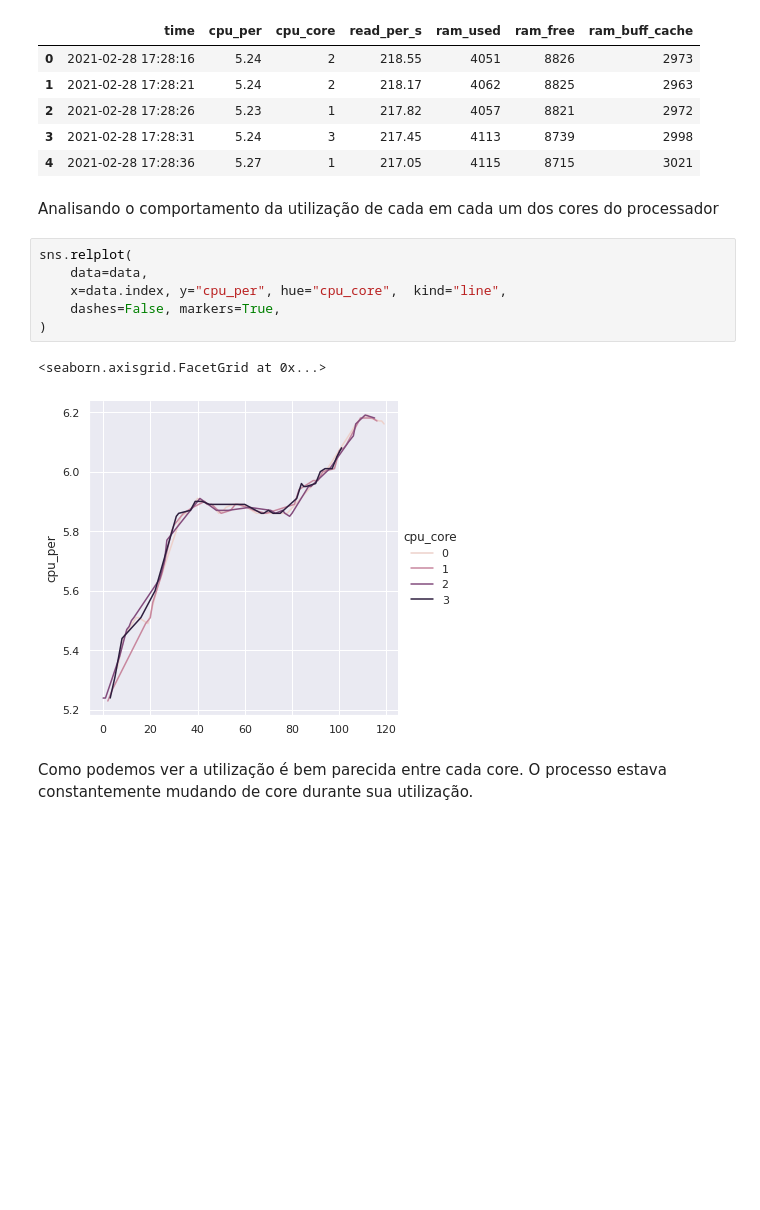
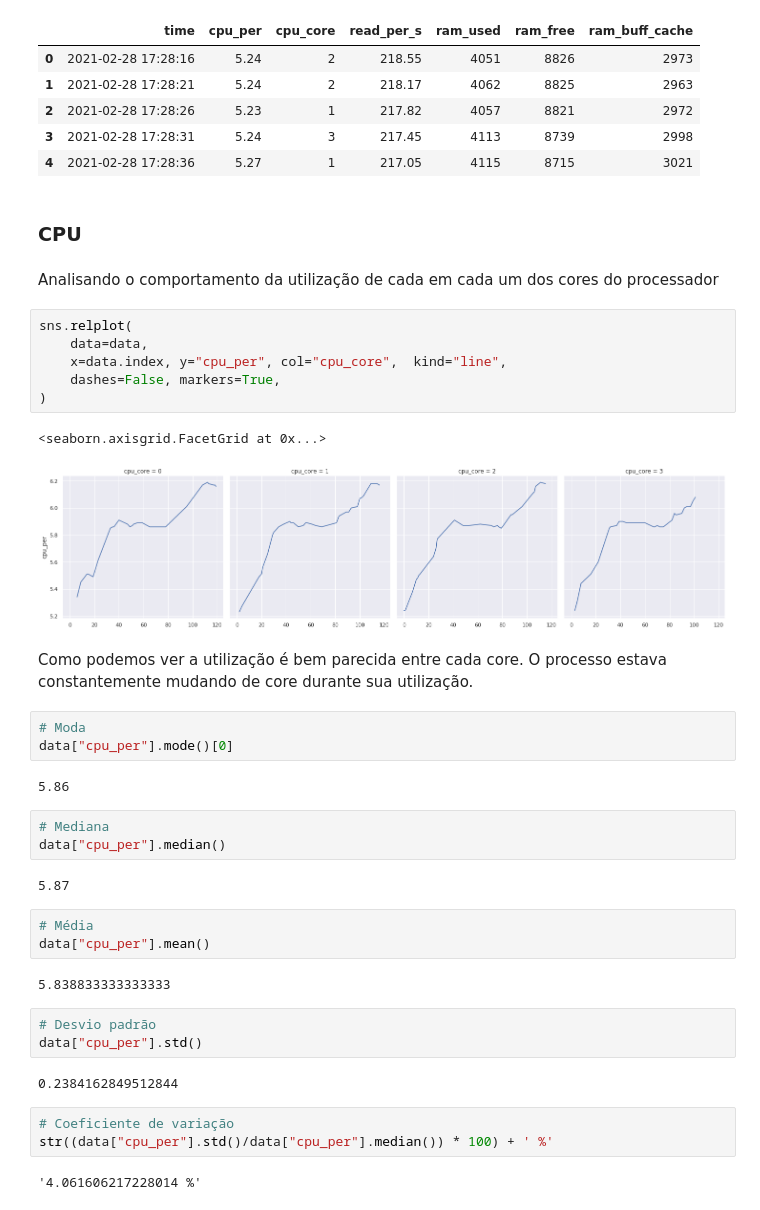
Before and after one commit to Valgueiro/Algoritmos, a Jupyter notebook: lista1/Lista_1_Modelagem_e_Monitoramento_de_sistemas.ipynb, the cells around one changed output. Cells and saved outputs as stored; diff of their text form; blank space fills up the shorter version.

```diff
--- a/lista1/Lista_1_Modelagem_e_Monitoramento_de_sistemas.ipynb
+++ b/lista1/Lista_1_Modelagem_e_Monitoramento_de_sistemas.ipynb
@@ -80,16 +80,43 @@ data.head()
 | 2 | 2021-02-28 17:28:26 | 5.23 | 1 | 217.82 | 4057 | 8821 | 2972 |
 | 3 | 2021-02-28 17:28:31 | 5.24 | 3 | 217.45 | 4113 | 8739 | 2998 |
 | 4 | 2021-02-28 17:28:36 | 5.27 | 1 | 217.05 | 4115 | 8715 | 3021 |
+# %% [markdown]
+### CPU
 # %% [markdown]
 Analisando o comportamento da utilização de cada em cada um dos cores do processador
 # %%
 sns.relplot(
     data=data,
-    x=data.index, y="cpu_per", hue="cpu_core",  kind="line",
+    x=data.index, y="cpu_per", col="cpu_core",  kind="line",
     dashes=False, markers=True,
 )
 # %% [output]
 <seaborn.axisgrid.FacetGrid at 0x...>
-[figure, old version]
+[figure, new version]
 # %% [markdown]
 Como podemos ver a utilização é bem parecida entre cada core. O processo estava constantemente mudando de core durante sua utilização.
+# %%
+# Moda
+data["cpu_per"].mode()[0]
+# %% [output]
+5.86
+# %%
+# Mediana
+data["cpu_per"].median()
+# %% [output]
+5.87
+# %%
+# Média
+data["cpu_per"].mean()
+# %% [output]
+5.838833333333333
+# %%
+# Desvio padrão
+data["cpu_per"].std()
+# %% [output]
+0.2384162849512844
+# %%
+# Coeficiente de variação
+str((data["cpu_per"].std()/data["cpu_per"].median()) * 100) + ' %'
+# %% [output]
+'4.061606217228014 %'
```
Also changed, not shown: parts of 6 cells of this notebook.
